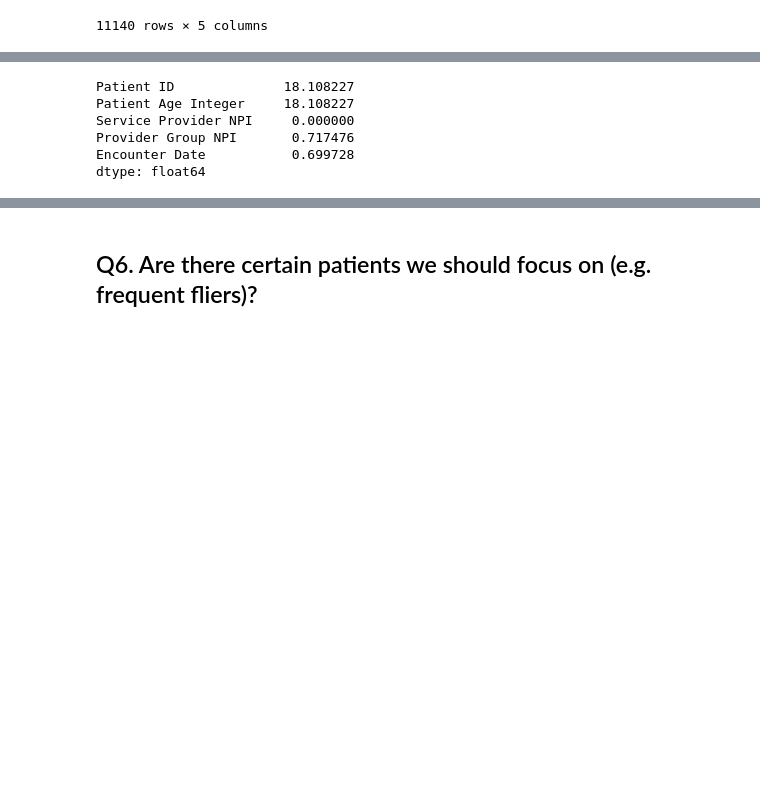
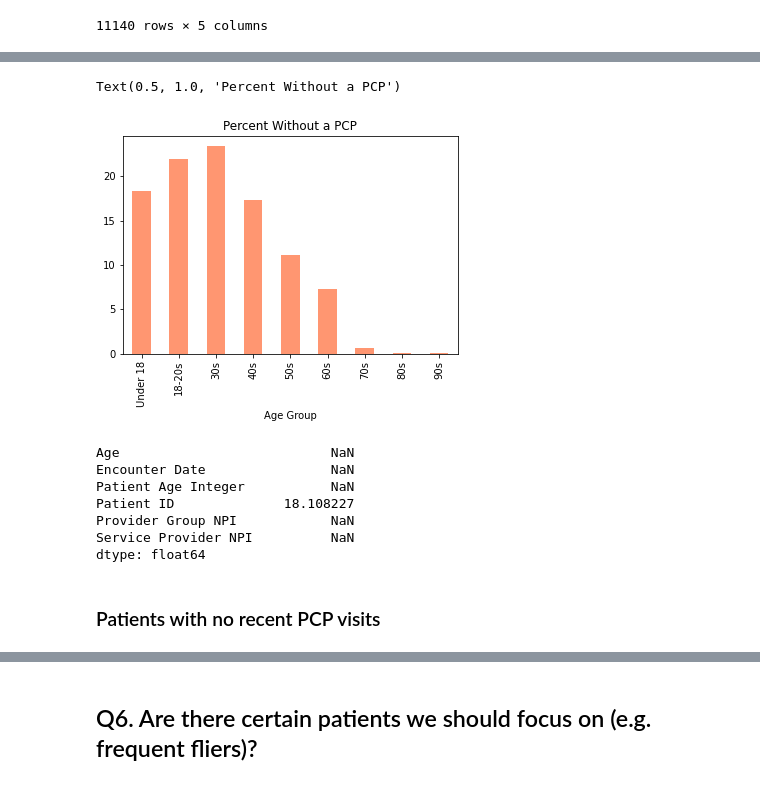
Before and after one commit to rghertel/hospital-readmission-not-koalas, a Jupyter notebook: URSA_hospital_readmission.ipynb, the cells around one changed output, grey strips where cells are left out. Saved outputs shown, nothing was run; the diff lists cells and outputs as text; code cells hidden in the pictures; blank space fills up the shorter version.

```diff
--- a/URSA_hospital_readmission.ipynb
+++ b/URSA_hospital_readmission.ipynb
@@ -528,3 +563,7 @@ x
 | 242145 | DS1|9995 | 47 | NaN | NaN | NaN |
 | 242146 | DS1|9996 | 26 | NaN | NaN | NaN |
 11140 rows × 5 columns
+# %%
+x=x[['Patient ID','Patient Age Integer']]
+x.rename(columns={'Patient Age Integer':'Age'},inplace=True)
+x
@@ -530,0 +588,5 @@ x
+# %%
+##finding age of pt without PCP
+age_no_pcp=x.groupby('Age').count().reset_index()
+age_no_pcp.rename(columns={'Patient ID':'Count'},inplace=True)
+age_no_pcp
@@ -530,0 +611,7 @@ x
+# %%
+#bucketing age into decades
+
+bins= [0,18,30,40,50,60,70,80,90,100]
+labels = ['Under 18','18-20s','30s','40s','50s','60s','70s','80s','90s']
+age_no_pcp['Age Group'] = pd.cut(age_no_pcp['Age'], bins=bins, labels=labels, right=False)
+age_no_pcp
@@ -530,0 +652,3 @@ x
+# %%
+pct_nopcp=((age_no_pcp.groupby(['Age Group'])['Count'].sum())/(age_no_pcp['Count'].sum()))*100
+pct_nopcp
@@ -531,11 +667,20 @@ x
+# %%
+ax = pct_nopcp.plot.bar(x='Age Group', y='Count',color='#ff9671')
+plt.title("Percent Without a PCP")
+# %% [output]
+Text(0.5, 1.0, 'Percent Without a PCP')
+[figure, added]
 # %%
 # percent of patients that do not have a PCP  =18%
 noPCP=(x.count())/(dist_mem.count()) * 100
 noPCP
 # %% [output]
+Age                           NaN
+Encounter Date                NaN
+Patient Age Integer           NaN
 Patient ID              18.108227
-Patient Age Integer     18.108227
-Service Provider NPI     0.000000
-Provider Group NPI       0.717476
-Encounter Date           0.699728
+Provider Group NPI            NaN
+Service Provider NPI          NaN
 dtype: float64
+# %% [markdown]
+### Patients with no recent PCP visits
```
Also changed, not shown: parts of 36 cells of this notebook.
